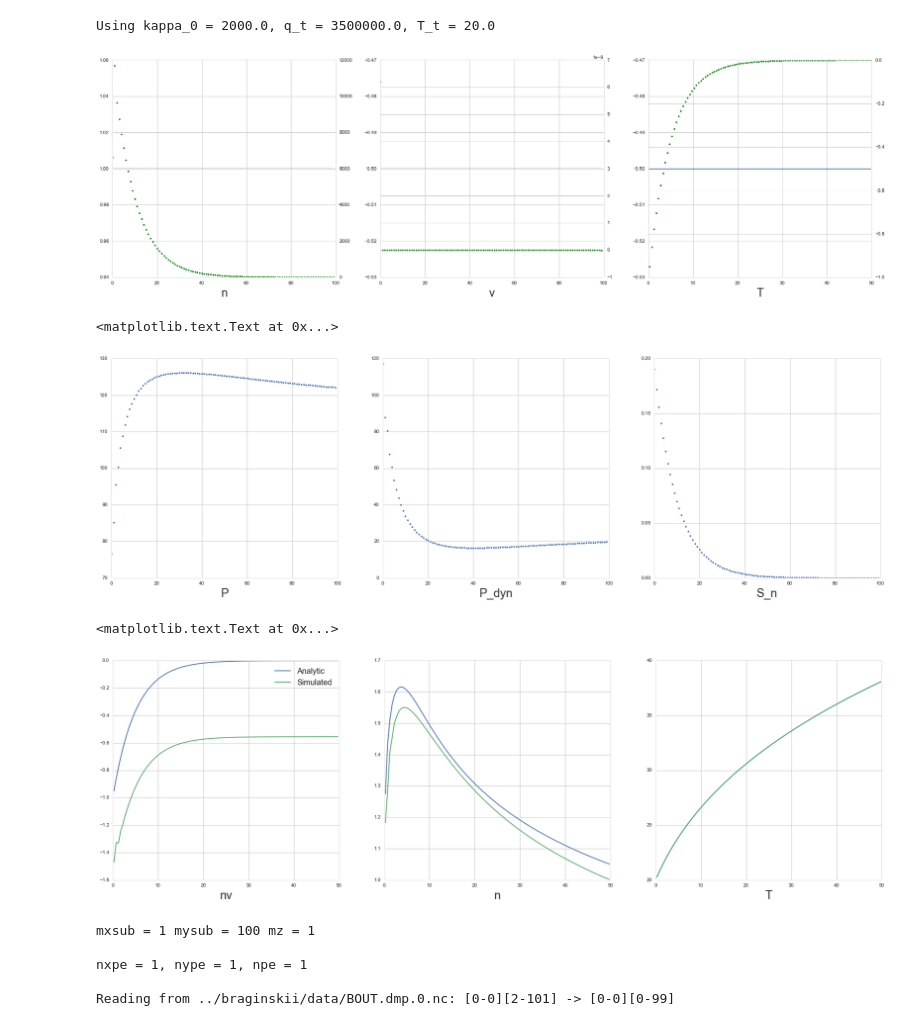
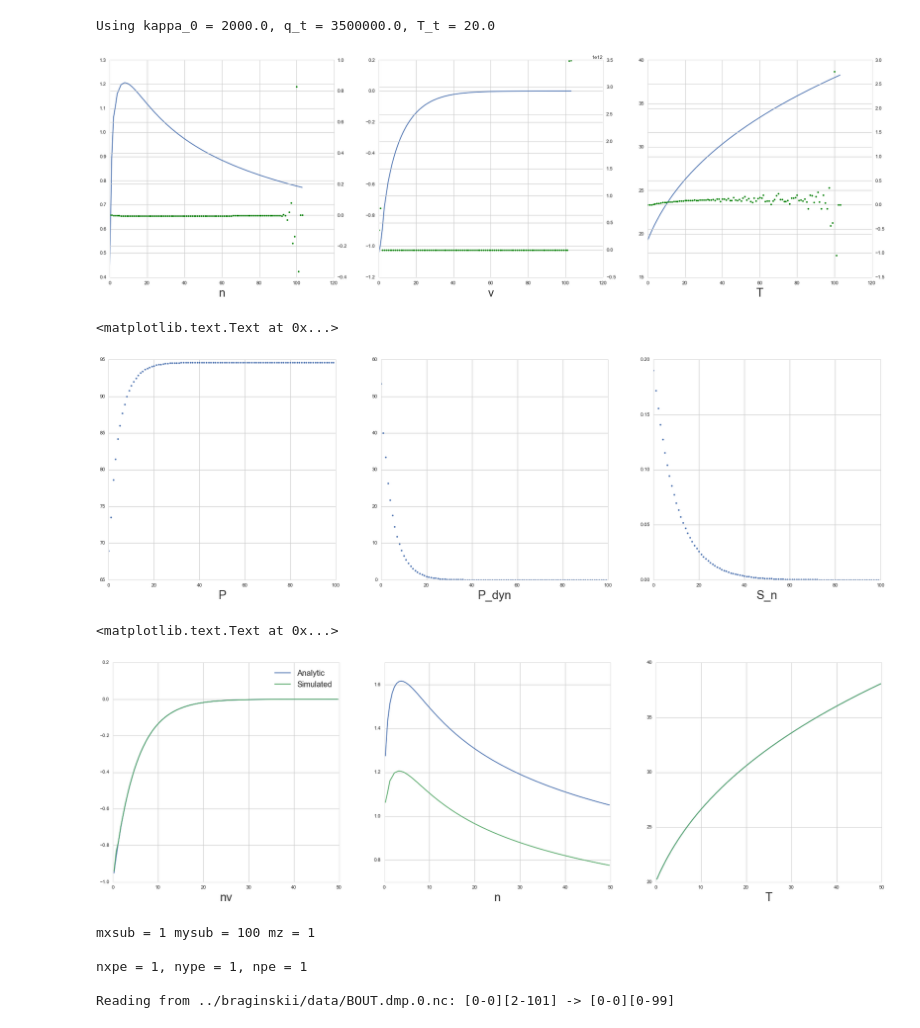
Before and after one commit to dnlbunting/MSciProject, a Jupyter notebook: notebooks/Braginskii.ipynb, the cells around one changed output. Saved outputs shown, nothing was run; the diff lists cells and outputs as text; code cells hidden in the pictures.

```diff
--- a/notebooks/Braginskii.ipynb
+++ b/notebooks/Braginskii.ipynb
@@ -34,32 +34,32 @@ Using kappa_0 = 2000.0, q_t = 3500000.0, T_t = 20.0
 # %%
 df = DataFile(os.path.join(path, "BOUT.dmp.0.nc"))
 plt.figure(figsize=(28, 8))
-sl = (0,0, slice(2, -2), 0)
+sl = (-1,0, slice(0, None), 0)
 
 plt.subplot(131).plot(df['n'][sl],  '-', label='n');
 plt.subplot(131).set_xlabel("n", size=24)
 plt.subplot(131).twinx().plot(df['ddt_n'][sl], 'g.', label='dn/dt');
 
 plt.subplot(132).plot(df['v'][sl], '-', label='v');
 plt.subplot(132).set_xlabel("v", size=24)
 plt.subplot(132).twinx().plot(df['ddt_v'][sl],'g.', label='dv/dt');
 
-plt.subplot(133).plot(L, df['n'][sl]*df['v'][sl], '-', label='T');
+plt.subplot(133).plot(df['T'][sl], '-', label='v');
 plt.subplot(133).set_xlabel("T", size=24)
-plt.subplot(133).twinx().plot(L, -np.exp(-L/5), 'g.', label='dT/dt');
+plt.subplot(133).twinx().plot(df['ddt_T'][sl],'g.', label='dv/dt');
 # %% [output]
-[figure, old version]
+[figure, new version]
 # %%
 df = DataFile(os.path.join(path, "BOUT.dmp.0.nc"))
 plt.figure(figsize=(28, 8))
-sl = (10000,0, slice(2, -2), 0)
+sl = (-1,0, slice(2,-2), 0)
 
 plt.subplot(131).plot(df['p'][sl], '.'); plt.subplot(131).set_xlabel("P", size=24)
 plt.subplot(132).plot(df['p_dyn'][sl], '.'); plt.subplot(132).set_xlabel("P_dyn", size=24)
 plt.subplot(133).plot(df['S_n'][sl[1:]], '.'); plt.subplot(133).set_xlabel("S_n", size=24)
 # %% [output]
 <matplotlib.text.Text at 0x...>
-[figure, old version]
+[figure, new version]
 # %%
 import scipy.constants as constants
 c = constants.c
@@ -73,6 +73,8 @@ alpha = 2 * n_t * c_s(T_t)**2
 n = lambda s : n_t * (c_s(T(s))/c_st)**-2 * (1 + np.sqrt(1 - (c_s(T(s))/c_st)**2 * (Gamma(s)/(n_t*c_st))**2))
 # %%
 plt.figure(figsize=(28, 8))
+sl = (-1,0, slice(2,-2), 0)
+
 
 plt.subplot(131).plot(L, Gamma(L)/(n_t*c_st), label="Analytic")
 plt.subplot(131).plot(L, df['n'][sl]*df['v'][sl], label="Simulated")
@@ -83,13 +85,12 @@ plt.subplot(132).plot(L, n(L)/n_t)
 plt.subplot(132).plot(L, df['n'][sl])
 plt.subplot(132).set_xlabel("n", size=24)
 
-
 plt.subplot(133).plot(L, T(L))
 plt.subplot(133).plot(L, df['T'][sl])
 plt.subplot(133).set_xlabel("T", size=24)
 # %% [output]
 <matplotlib.text.Text at 0x...>
-[figure, old version]
+[figure, new version]
 # %%
 p = showdata(collect("n", path=path, yguards=False)[::10,0,:,0], interval=15)
 plt.close()
```
Also changed, not shown: parts of 2 cells of this notebook, 1 other file.
